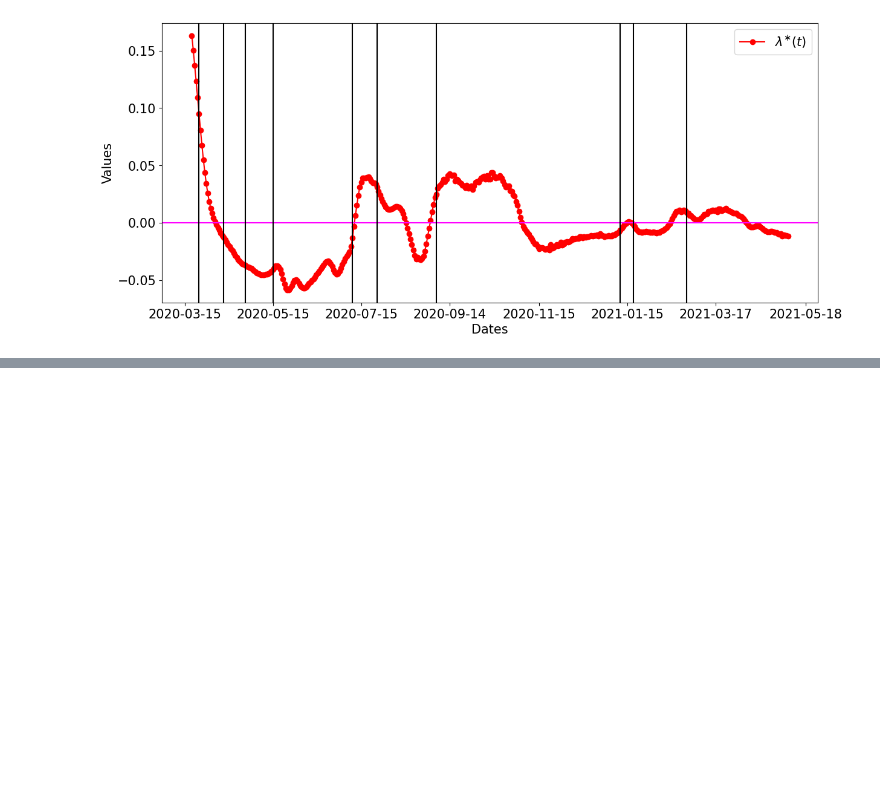
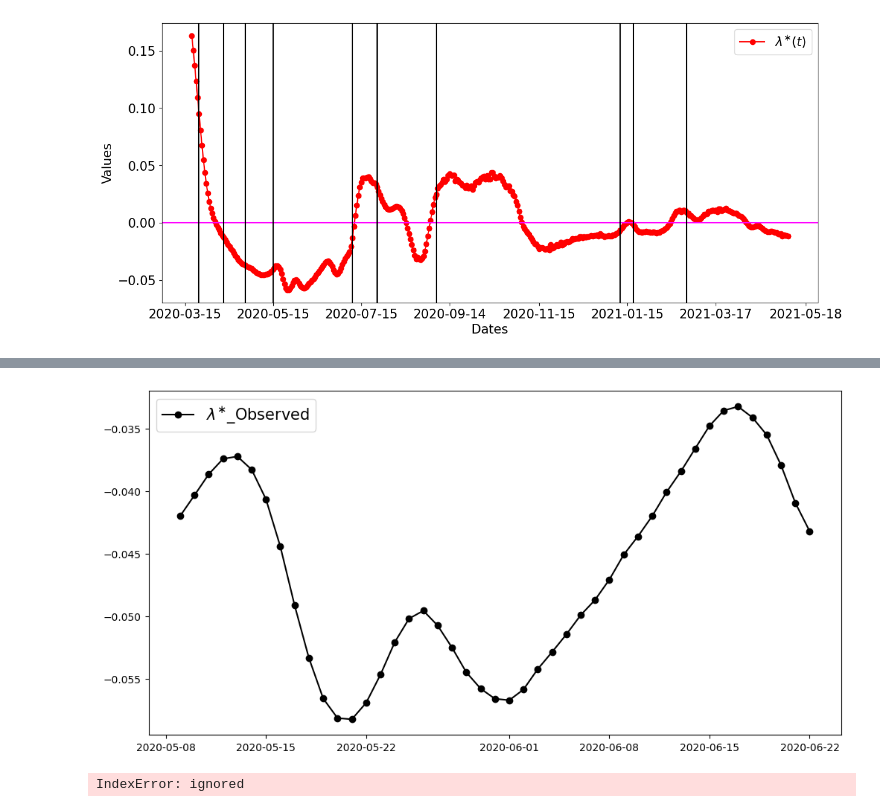
Before and after one commit to OD1992/Python-programs, a Jupyter notebook: Hospi_change_point.ipynb, the cells around one changed output, grey strips where cells are left out. Saved outputs shown, nothing was run; the diff lists cells and outputs as text; code cells hidden in the pictures; blank space fills up the shorter version.

```diff
--- a/Hospi_change_point.ipynb
+++ b/Hospi_change_point.ipynb
@@ -539,0 +540,29 @@ plt.show()
+# %%
+# Plot the prediction vs test data
+plt.figure(figsize=(12,6))
+plt.plot(Dates[55:100], Lambda[55:100], 'o-', color='black')
+#plt.plot(Dates[d+3:len(H_smooth_MA)-d],  Lambda_pred[3:], 'o--', color='blue')
+#plt.xticks(dates_ticks, fontsize=15)
+plt.legend(["$\lambda^{\\ast}$_Observed", "$\lambda^{\\ast}$_Pred"], fontsize=15)
+plt.show()
+
+from scipy.optimize import least_squares
+# let's define the function form
+def modell(x, u):
+    return x[0] + x[1]*u[1] + x[2]*u[2]
+def funn(x, u, y):
+    return modell(x, u) - y
+data = Lambda[55:100]
+Lambda_pred = Lambda*np.nan
+for t in np.arange(3, len(u)):
+    y = data[t]
+    u = [data[t-1], data[t-2]]
+    x0 = [0, 0, 0]
+    ress = least_squares(funn,x0, args=(u, y), verbose=1) # call the optimization solver
+    X_opt = [ress.x[0], ress.x[1], ress.x[2]]
+    print(X_opt)
+    Lambda_pred[t] = modell(X_opt, u)
+print(np.c_[data[3:10], Lambda_pred[3:10]])
+# %% [output]
+[figure, added]
+IndexError: ignored
```
Also changed, not shown: parts of 10 cells of this notebook.
